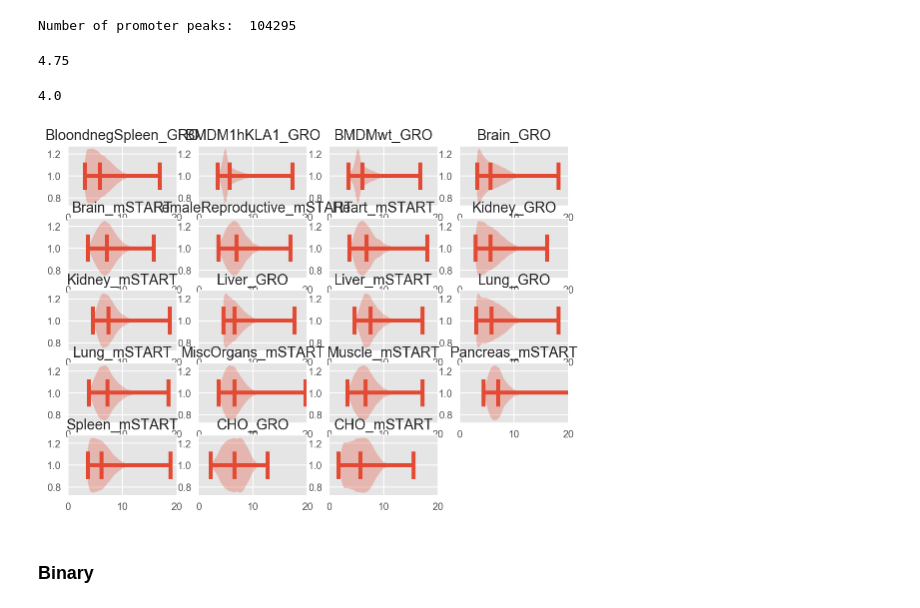
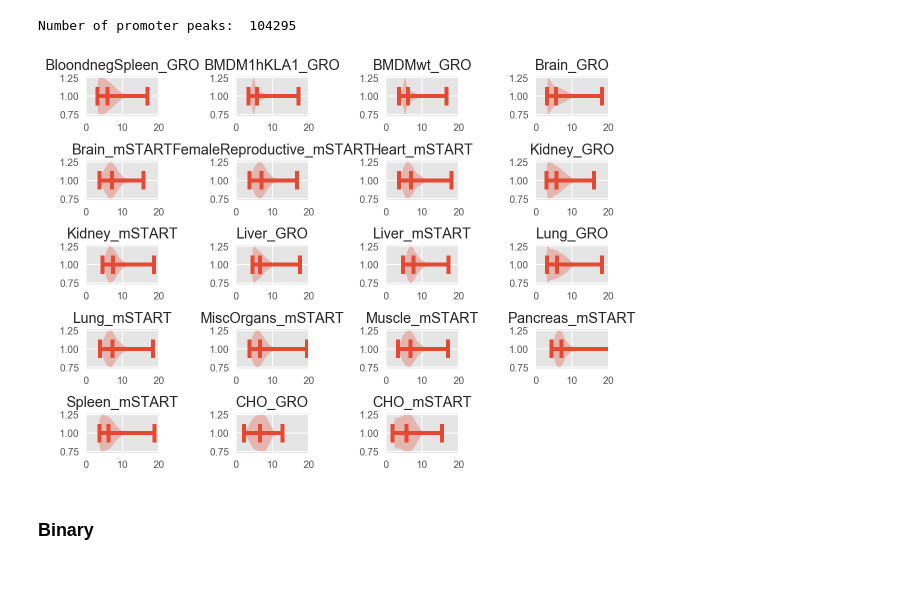
Before and after one commit to isshamie/CH_TSS, a Jupyter notebook: Create_peak_by_tissue_and_Cluster.ipynb, the cells around one changed output. Cells and saved outputs as stored; diff of their text form; code cells hidden in the pictures; blank space fills up the shorter version.

```diff
--- a/Create_peak_by_tissue_and_Cluster.ipynb
+++ b/Create_peak_by_tissue_and_Cluster.ipynb
@@ -150,11 +150,3 @@ promoter_tissue_matrix = peak_tissue_matrix[peak_tissue_matrix.index.isin(promot
 print 'Number of promoter peaks: ', len(promoter_tissue_matrix)
 # %% [output]
 Number of promoter peaks:  104295
-# %%
-1.0*N/4
-# %% [output]
-4.75
-# %%
-rows
-# %% [output]
-4.0
@@ -163,22 +153,25 @@ plt.violinplot?
 # %%
 f = plt.figure()
 promoter_tissue_log2 = np.log2(promoter_tissue_matrix + 1)
 
 N = len(promoter_tissue_log2.columns.values)
 cols = 4
 rows = np.ceil(1.0*N / 4)
 n = 1
 for i in promoter_tissue_log2.columns.values:
     ax = f.add_subplot(rows,cols,n)
     curr = promoter_tissue_log2.loc[:,i]
     curr = curr[curr>0]
     plt.violinplot(curr,vert=False,showmeans=True)
     curr_title = i.split('/')[0] + '_' + i.split('/')[1]
     ax.set_title(curr_title)
     ax.set_xlim([0,20])
     n += 1
+
+plt.tight_layout()
+plt.savefig('Results/Figures/violin_score_peaks.png')
 # %% [output]
-[figure, old version]
+[figure, new version]
 # %% [markdown]
 ### Binary
 # %%
```
Also changed, not shown: parts of 4 cells of this notebook, 5 other files.
